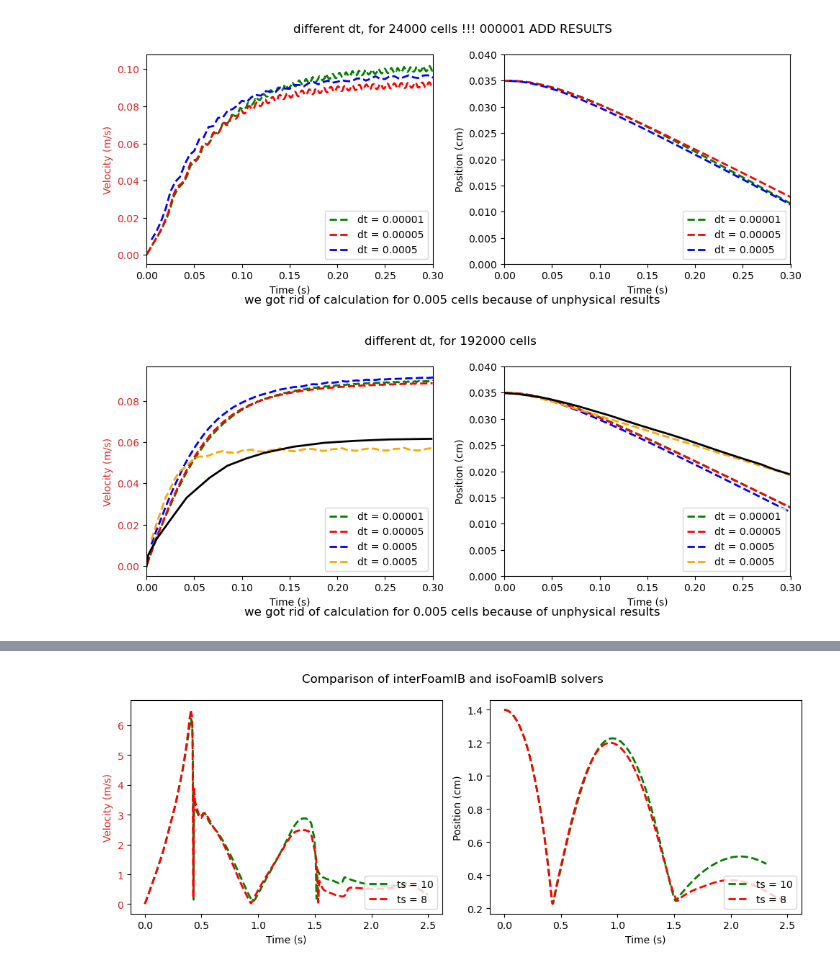
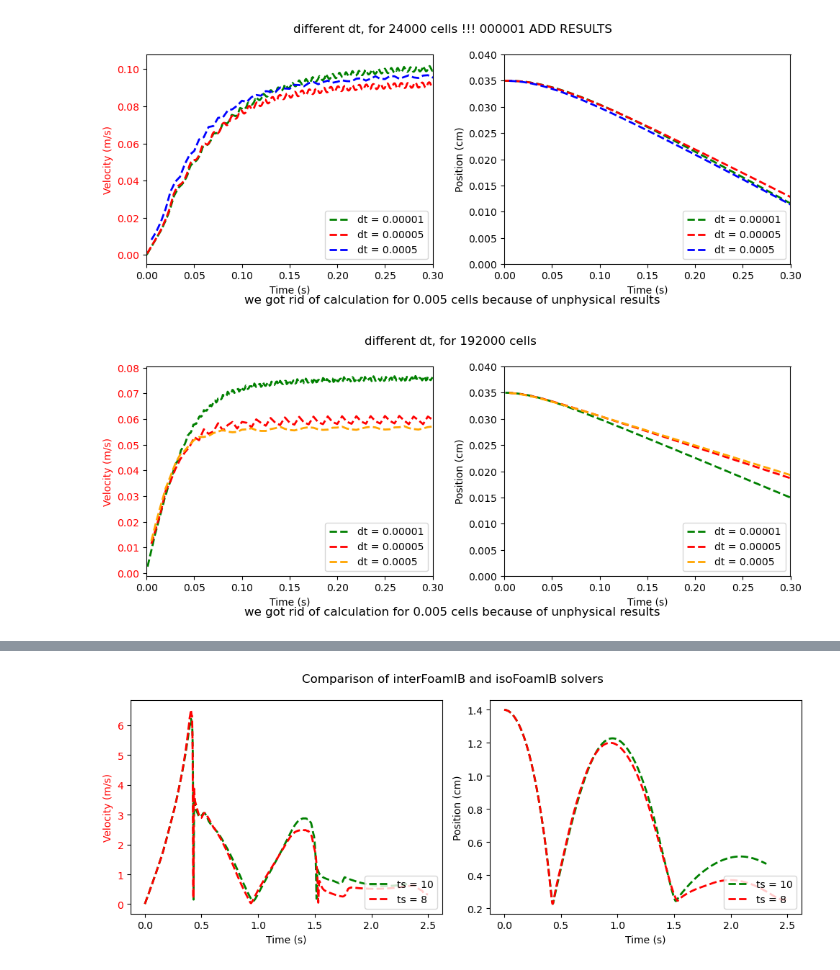
Before and after one commit to ZiboXia/Thesis_Sarmakeeva_updated, a Jupyter notebook: 1_sph_RE/1_sph_falling_final.ipynb, the cells around one changed output, grey strips where cells are left out. Saved outputs shown, nothing was run; the diff lists cells and outputs as text; code cells hidden in the pictures.

```diff
--- a/1_sph_RE/1_sph_falling_final.ipynb
+++ b/1_sph_RE/1_sph_falling_final.ipynb
@@ -171,40 +176,40 @@ par2_00005_ts_1 = np.loadtxt('2_00005_exchange_time_every_step/position_particle
 par2vel_00005_ts_1 = np.loadtxt('2_00005_exchange_time_every_step/velocity_particle_1.txt')
 par2_0005 = np.loadtxt('2_0005/position_particle_1.txt')
 par2vel_0005 = np.loadtxt('2_0005/velocity_particle_1.txt')
-# %%
-fig, (ax1,ax2) = plt.subplots(1, 2, figsize=(10, 4))
-fig.suptitle('different dt, for 192000 cells ')
-
-ax1.plot(par2vel_000001[:,0][:], np.sqrt(par2vel_000001[:, 1]**2 + par2vel_000001[:, 2]**2 + par2vel_000001[:, 3]**2)[:], '--',color = 'green',linewidth=linienstaerke, markersize=MarkerGroesse,label='dt = 0.00001')
-ax1.plot(par2vel_000005[:,0][:600], np.sqrt(par2vel_000005[:, 1]**2 + par2vel_000005[:, 2]**2 + par2vel_000005[:, 3]**2)[:600], '--',color = 'red',linewidth=linienstaerke, markersize=MarkerGroesse,label='dt = 0.00005')
-ax1.plot(par2vel_00005[:,0][:600], np.sqrt(par2vel_00005[:, 1]**2 + par2vel_00005[:, 2]**2 + par2vel_00005[:, 3]**2)[:600], '--',color = 'blue',linewidth=linienstaerke, markersize=MarkerGroesse, label='dt = 0.0005')
-ax1.plot(par2vel_00005_ts_1[:,0][:600], np.sqrt(par2vel_00005_ts_1[:, 1]**2 + par2vel_00005_ts_1[:, 2]**2 + par2vel_00005_ts_1[:, 3]**2)[:600], '--',color = 'orange',linewidth=linienstaerke, markersize=MarkerGroesse, label='dt = 0.0005')
-#ax1.plot(par2vel_0005[:,0][:600], np.sqrt(par2vel_0005[:, 1]**2 + par2vel_0005[:, 2]**2 + par2vel_0005[:, 3]**2)[:600], '--',color = 'orange',linewidth=linienstaerke, markersize=MarkerGroesse, label='dt = 0.005')
-ax1.plot(velocity['x'],velocity[' y'],'-',color ='black',linewidth=linienstaerke, markersize=MarkerGroesse)
-ax1.set_xlabel('Time (s)')
-ax1.set_xlim([0, 0.3])
-ax1.set_ylabel('Velocity (m/s)', color=color)
-ax1.tick_params(axis='y', labelcolor=color)
-ax1.legend(loc='lower right')
-
-
-
-ax2.plot(par2_000001[:, 0][:],par2_000001[:, 3][:], '--',color ='green',linewidth=linienstaerke, markersize=MarkerGroesse,label='dt = 0.00001')
-ax2.plot(par2_000005[:, 0][:700],par2_000005[:, 3][:700], '--',color ='red',linewidth=linienstaerke, markersize=MarkerGroesse,label='dt = 0.00005')
-ax2.plot(par2_00005[:, 0][:700],par2_00005[:, 3][:700], '--',color ='blue',linewidth=linienstaerke, markersize=MarkerGroesse,label='dt = 0.0005')
-ax2.plot(par2_00005_ts_1[:, 0][:700],par2_00005_ts_1[:, 3][:700], '--',color ='orange',linewidth=linienstaerke, markersize=MarkerGroesse,label='dt = 0.0005')
-#ax2.plot(par1_0005[:, 0][:700],par1_0005[:, 3][:700], '--',color ='orange',linewidth=linienstaerke, markersize=MarkerGroesse)
-ax2.plot(pos['x'],pos[' y'], '-',color ='black',linewidth=linienstaerke, markersize=MarkerGroesse)
-ax2.set_xlabel('Time (s)')
-ax2.set_ylabel('Position (cm)')
-ax2.set_xlim([0, 0.3])
-ax2.set_ylim([0, 0.04])
-fig.tight_layout()
-ax2.legend(loc='lower right')
-fig.text(0.5, 0.02,'we got rid of calculation for 0.005 cells because of unphysical results', ha='center', va='center', fontsize=12)
-plt.show()
-# %% [output]
-[figure, removed]
+# %%
+fig, (ax1,ax2) = plt.subplots(1, 2, figsize=(10, 4))
+fig.suptitle('different dt, for 192000 cells ')
+
+ax1.plot(par2vel_000001[:,0][:], np.sqrt(par2vel_000001[:, 1]**2 + par2vel_000001[:, 2]**2 + par2vel_000001[:, 3]**2)[:], '--',color = 'green',linewidth=linienstaerke, markersize=MarkerGroesse,label='dt = 0.00001')
+ax1.plot(par1vel_3[:,0][:600], np.sqrt(par1vel_3[:, 1]**2 + par1vel_3[:, 2]**2 + par1vel_3[:, 3]**2)[:600], '--',color = 'red',linewidth=linienstaerke, markersize=MarkerGroesse,label='dt = 0.00005')
+#ax1.plot(par2vel_00005[:,0][:600], np.sqrt(par2vel_00005[:, 1]**2 + par2vel_00005[:, 2]**2 + par2vel_00005[:, 3]**2)[:600], '--',color = 'blue',linewidth=linienstaerke, markersize=MarkerGroesse, label='dt = 0.0005')
+ax1.plot(par2vel_00005_ts_1[:,0][:600], np.sqrt(par2vel_00005_ts_1[:, 1]**2 + par2vel_00005_ts_1[:, 2]**2 + par2vel_00005_ts_1[:, 3]**2)[:600], '--',color = 'orange',linewidth=linienstaerke, markersize=MarkerGroesse, label='dt = 0.0005')
+#ax1.plot(par2vel_0005[:,0][:600], np.sqrt(par2vel_0005[:, 1]**2 + par2vel_0005[:, 2]**2 + par2vel_0005[:, 3]**2)[:600], '--',color = 'orange',linewidth=linienstaerke, markersize=MarkerGroesse, label='dt = 0.005')
+#ax1.plot(velocity['x'],velocity[' y'],'-',color ='black',linewidth=linienstaerke, markersize=MarkerGroesse)
+ax1.set_xlabel('Time (s)')
+ax1.set_xlim([0, 0.3])
+ax1.set_ylabel('Velocity (m/s)', color='red')
+ax1.tick_params(axis='y', labelcolor='red')
+ax1.legend(loc='lower right')
+
+
+
+ax2.plot(par2_000001[:, 0][:],par2_000001[:, 3][:], '--',color ='green',linewidth=linienstaerke, markersize=MarkerGroesse,label='dt = 0.00001')
+ax2.plot(par1_3[:, 0][:700],par1_3[:, 3][:700], '--',color ='red',linewidth=linienstaerke, markersize=MarkerGroesse,label='dt = 0.00005')
+#ax2.plot(par2_00005[:, 0][:700],par2_00005[:, 3][:700], '--',color ='blue',linewidth=linienstaerke, markersize=MarkerGroesse,label='dt = 0.0005')
+ax2.plot(par2_00005_ts_1[:, 0][:700],par2_00005_ts_1[:, 3][:700], '--',color ='orange',linewidth=linienstaerke, markersize=MarkerGroesse,label='dt = 0.0005')
+#ax2.plot(par1_0005[:, 0][:700],par1_0005[:, 3][:700], '--',color ='orange',linewidth=linienstaerke, markersize=MarkerGroesse)
+#ax2.plot(pos['x'],pos[' y'], '-',color ='black',linewidth=linienstaerke, markersize=MarkerGroesse)
+ax2.set_xlabel('Time (s)')
+ax2.set_ylabel('Position (cm)')
+ax2.set_xlim([0, 0.3])
+ax2.set_ylim([0, 0.04])
+fig.tight_layout()
+ax2.legend(loc='lower right')
+fig.text(0.5, 0.02,'we got rid of calculation for 0.005 cells because of unphysical results', ha='center', va='center', fontsize=12)
+plt.show()
+# %% [output]
+[figure, added]
 # %%
 def load_particle_data_timestep(directories):
     for directory in directories:
```
Also changed, not shown: parts of 8 cells of this notebook, 37 other files.
